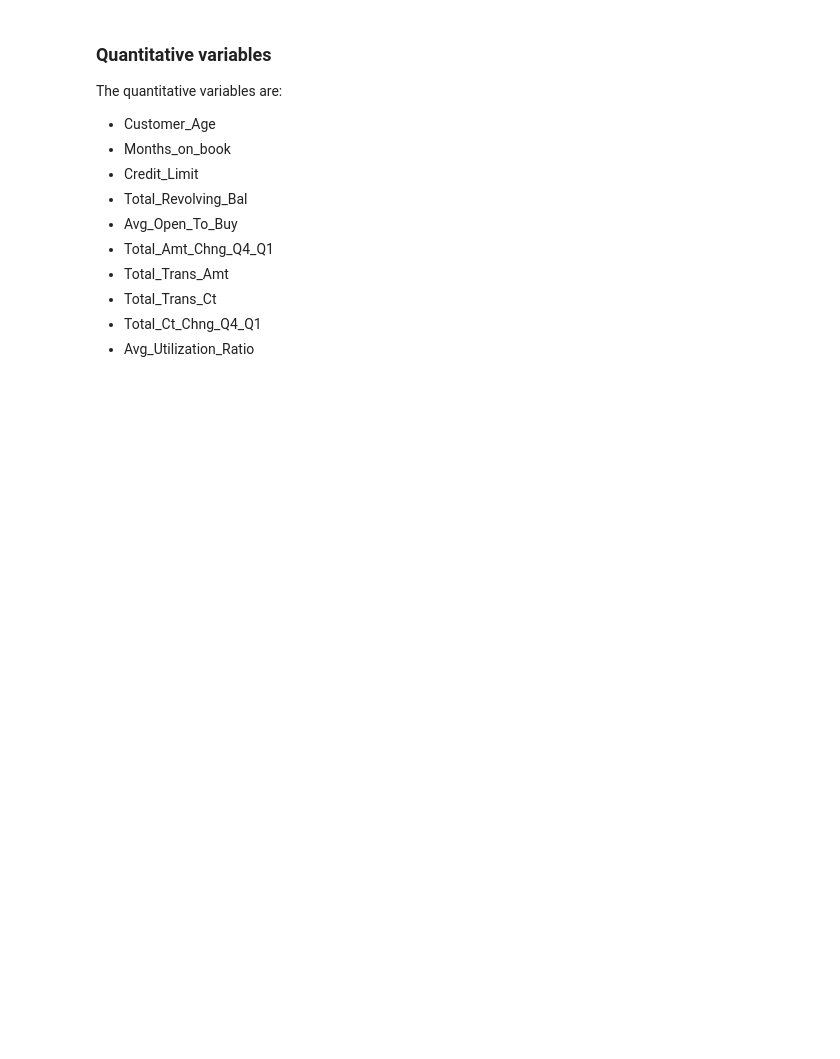
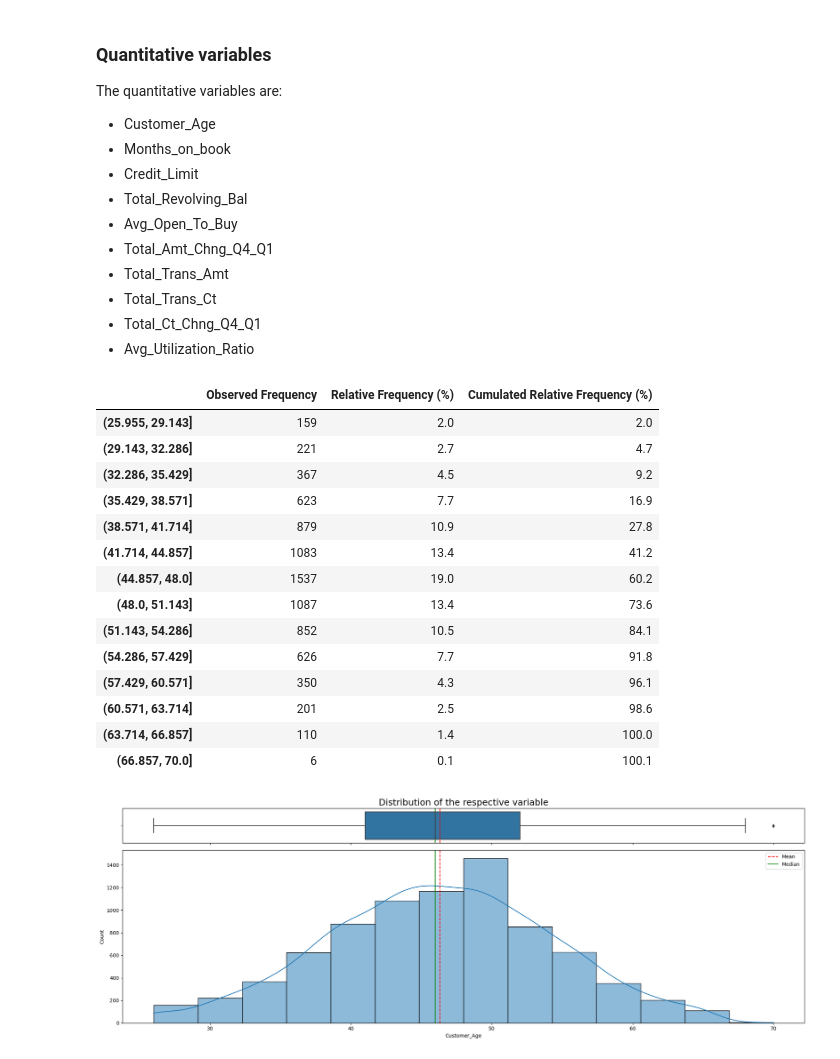
Before and after one commit to vitorbeltrao/Customer_Churn, a Jupyter notebook: 02_workflow_EDA.ipynb, the cells around one changed output. Cells and saved outputs as stored; diff of their text form; code cells hidden in the pictures; blank space fills up the shorter version.

```diff
--- a/02_workflow_EDA.ipynb
+++ b/02_workflow_EDA.ipynb
@@ -216,0 +235,20 @@ The quantitative variables are:
+# %%
+# plot frequency tables for 'Customer_Age'
+frequency_quantitative_table(train_set, 'Customer_Age', hist=True)
+# %% [output]
+|  | Observed Frequency | Relative Frequency (%) | Cumulated Relative Frequency (%) |
+| (25.955, 29.143] | 159 | 2.0 | 2.0 |
+| (29.143, 32.286] | 221 | 2.7 | 4.7 |
+| (32.286, 35.429] | 367 | 4.5 | 9.2 |
+| (35.429, 38.571] | 623 | 7.7 | 16.9 |
+| (38.571, 41.714] | 879 | 10.9 | 27.8 |
+| (41.714, 44.857] | 1083 | 13.4 | 41.2 |
+| (44.857, 48.0] | 1537 | 19.0 | 60.2 |
+| (48.0, 51.143] | 1087 | 13.4 | 73.6 |
+| (51.143, 54.286] | 852 | 10.5 | 84.1 |
+| (54.286, 57.429] | 626 | 7.7 | 91.8 |
+| (57.429, 60.571] | 350 | 4.3 | 96.1 |
+| (60.571, 63.714] | 201 | 2.5 | 98.6 |
+| (63.714, 66.857] | 110 | 1.4 | 100.0 |
+| (66.857, 70.0] | 6 | 0.1 | 100.1 |
+[figure, added]
```
Also changed, not shown: parts of 23 cells of this notebook, 12 other files.
